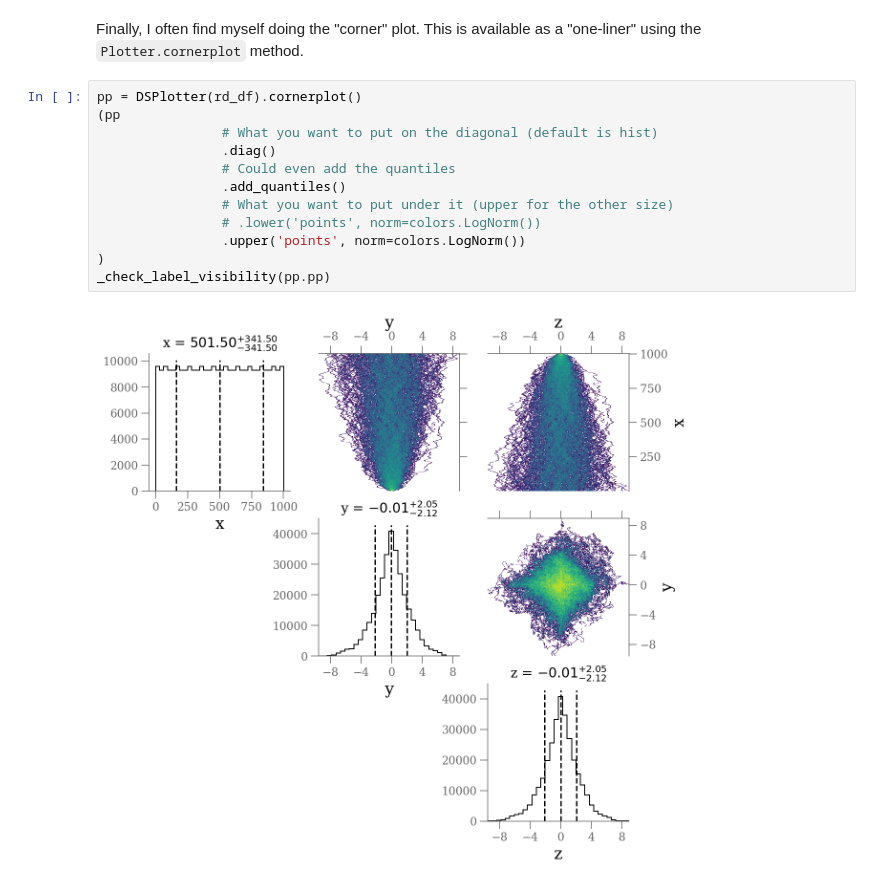
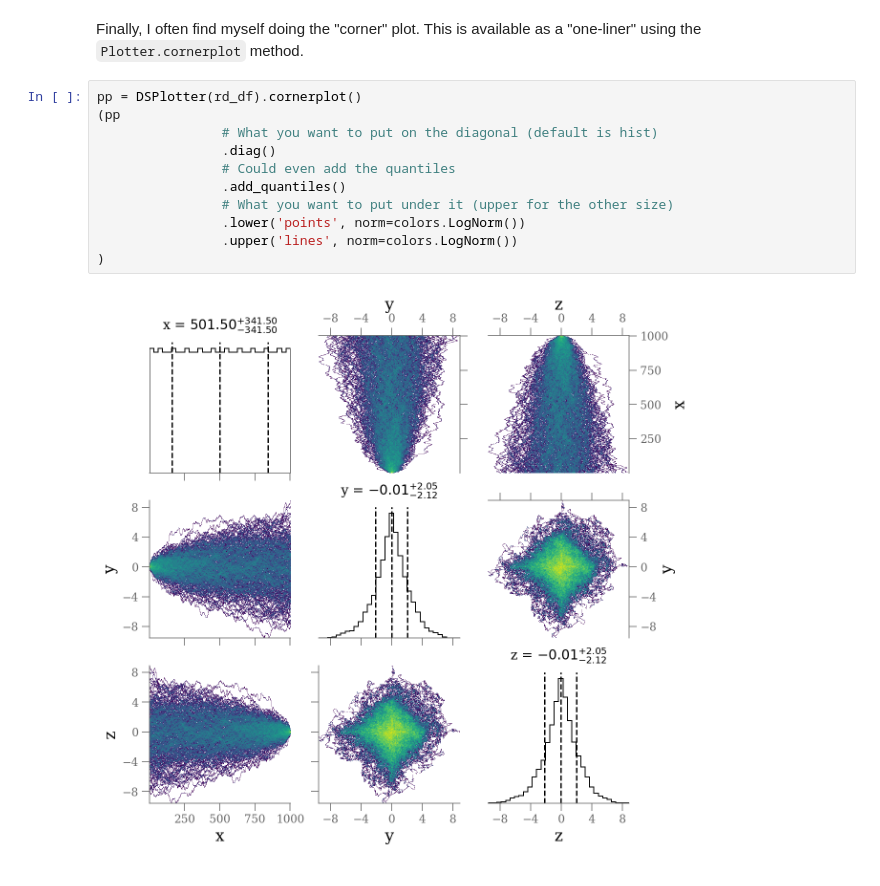
Before and after one commit to mfouesneau/ezdata, a Jupyter notebook: examples/examples.ipynb, the cells around one changed output. Cells and saved outputs as stored; diff of their text form.

```diff
--- a/examples/examples.ipynb
+++ b/examples/examples.ipynb
@@ -240,14 +240,13 @@ Finally, I often find myself doing the "corner" plot. This is available as a "on
 # %%
 pp = DSPlotter(rd_df).cornerplot()
 (pp
                 # What you want to put on the diagonal (default is hist)
                 .diag()
                 # Could even add the quantiles
                 .add_quantiles()
                 # What you want to put under it (upper for the other size)
-                # .lower('points', norm=colors.LogNorm())
-                .upper('points', norm=colors.LogNorm())
+                .lower('points', norm=colors.LogNorm())
+                .upper('lines', norm=colors.LogNorm())
 )
-_check_label_visibility(pp.pp)
 # %% [output]
-[figure, old version]
+[figure, new version]
```
Also changed, not shown: parts of 1 cell of this notebook.
